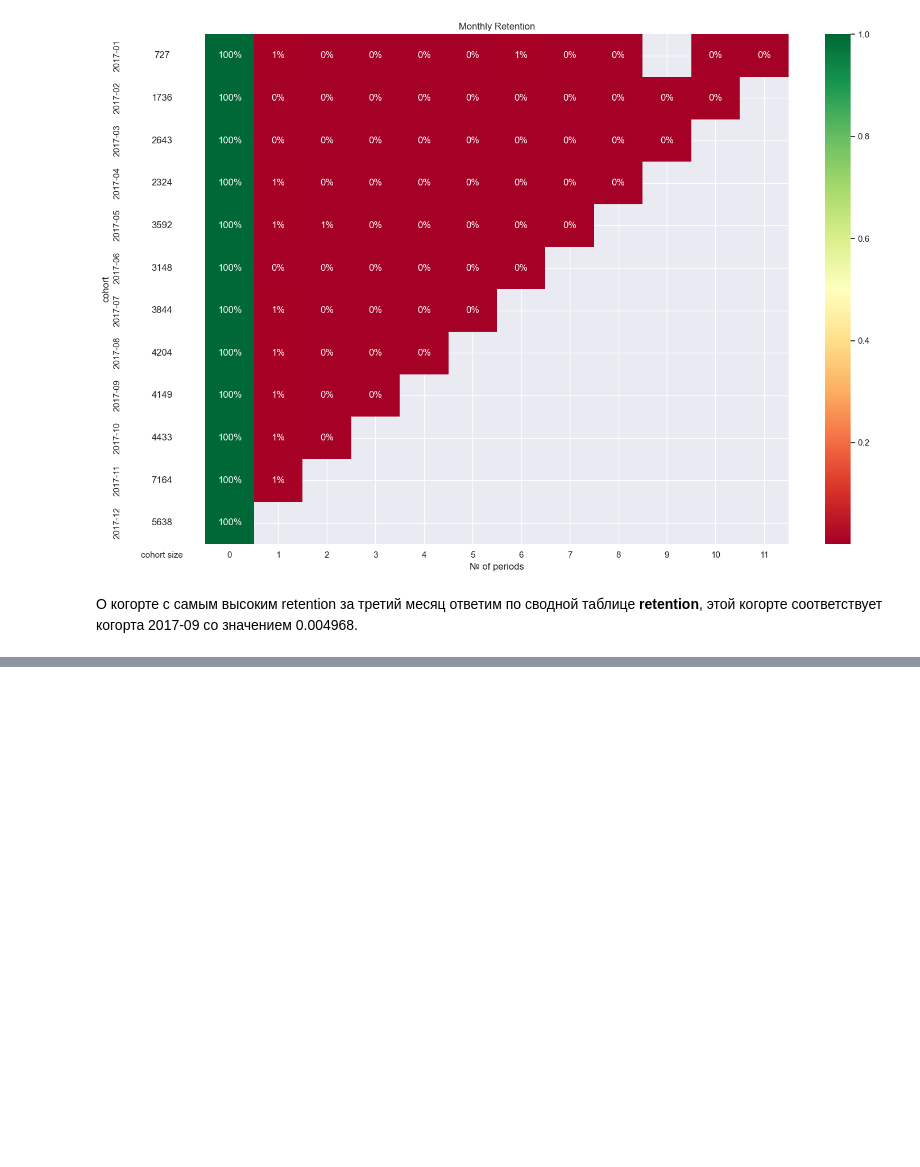
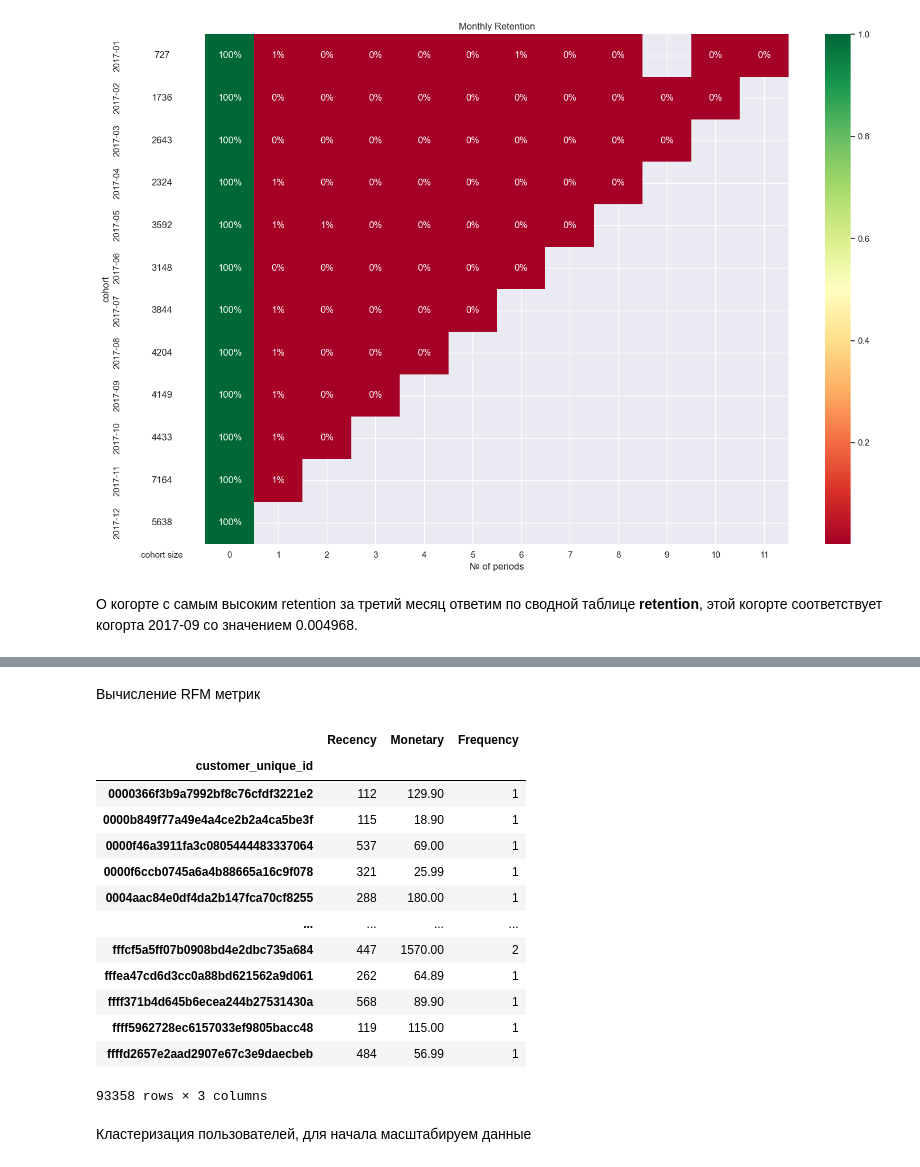
Before and after one commit to MikhailRMA/WorkSpace, a Jupyter notebook: Project_6/Project_6.ipynb, the cells around one changed output, grey strips where cells are left out. Cells and saved outputs as stored; diff of their text form; code cells hidden in the pictures; blank space fills up the shorter version.

```diff
--- a/Project_6/Project_6.ipynb
+++ b/Project_6/Project_6.ipynb
@@ -476,0 +508,30 @@ fig.tight_layout()
+# %% [markdown]
+Вычисление RFM метрик
+# %%
+rfm = cust_orders.groupby('customer_unique_id').agg({
+    'order_purchase_timestamp': lambda x: (date_max - x.max()).days,
+    'price': 'sum',
+    'customer_unique_id': 'count'
+}).rename(columns={
+    'order_purchase_timestamp': 'Recency',
+    'price': 'Monetary',
+    'customer_unique_id': 'Frequency'
+})
+rfm
+# %% [output]
+|  | Recency | Monetary | Frequency |
+| customer_unique_id |  |  |  |
+| 0000366f3b9a7992bf8c76cfdf3221e2 | 112 | 129.90 | 1 |
+| 0000b849f77a49e4a4ce2b2a4ca5be3f | 115 | 18.90 | 1 |
+| 0000f46a3911fa3c0805444483337064 | 537 | 69.00 | 1 |
+| 0000f6ccb0745a6a4b88665a16c9f078 | 321 | 25.99 | 1 |
+| 0004aac84e0df4da2b147fca70cf8255 | 288 | 180.00 | 1 |
+| ... | ... | ... | ... |
+| fffcf5a5ff07b0908bd4e2dbc735a684 | 447 | 1570.00 | 2 |
+| fffea47cd6d3cc0a88bd621562a9d061 | 262 | 64.89 | 1 |
+| ffff371b4d645b6ecea244b27531430a | 568 | 89.90 | 1 |
+| ffff5962728ec6157033ef9805bacc48 | 119 | 115.00 | 1 |
+| ffffd2657e2aad2907e67c3e9daecbeb | 484 | 56.99 | 1 |
+93358 rows × 3 columns
+# %% [markdown]
+Кластеризация пользователей, для начала масштабируем данные
```
Also changed, not shown: parts of 16 cells of this notebook.
